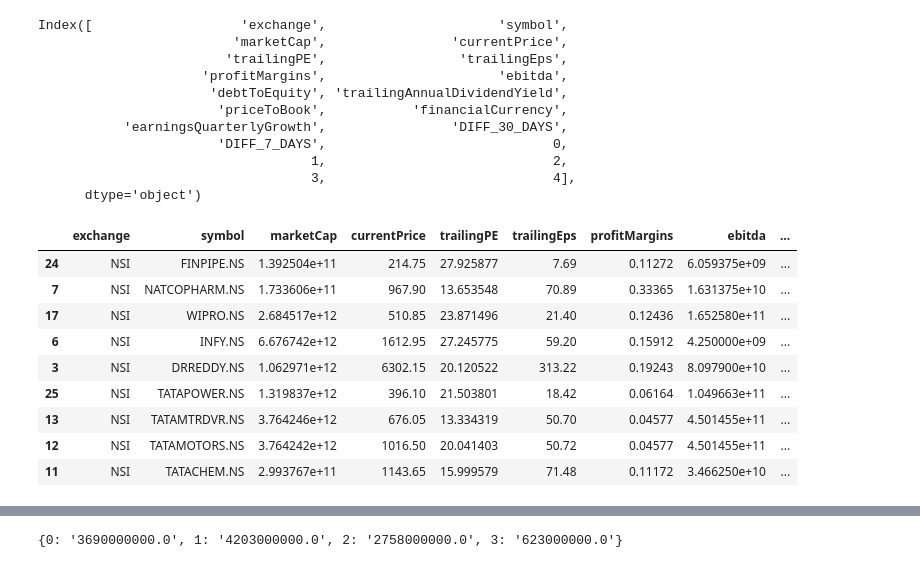
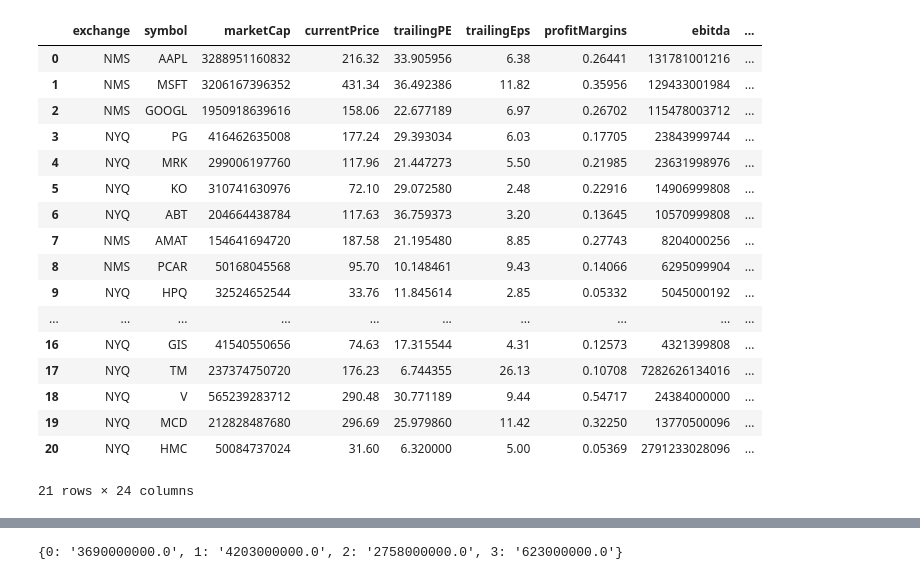
Before and after one commit to illliyas/Machine-Learning, a Jupyter notebook: us_stocks.ipynb, the cells around one changed output, grey strips where cells are left out. Drawn from its saved outputs; the diff is of its cells as text; code cells hidden in the pictures.

```diff
--- a/us_stocks.ipynb
+++ b/us_stocks.ipynb
@@ -39,3 +11,23 @@ stocks=['ARE&M.NS',
+# %%
+stocks=['AAPL','MSFT','GOOGL',
+'PG',
+'MRK',
+'KO',
+'ABT',
+'AMAT',
+'PCAR',
+'HPQ',
+'ON',
+'LLY',
+'HON',
+'TEL',
+'KHC',
+'SKX',
+'GIS',
+'TM',
+'V',
+'MCD',
+'HMC']
 # %%
 cols = ['exchange','symbol','marketCap','currentPrice','trailingPE','trailingEps','profitMargins','ebitda',
 'debtToEquity',
@@ -43,17 +35,19 @@ cols = ['exchange','symbol','marketCap','currentPrice','trailingPE','trailingEps
 'profitMargins',
 'priceToBook',
 'financialCurrency',
-'earningsQuarterlyGrowth']
+'earningsQuarterlyGrowth'
+]
 stocks_list=[]
 for s in stocks:
   print(s)
   dic={}
   stock = yf.Ticker(s)
+  stock_info = stock.get_info()
   for c in cols:
     try:
-      dic[c]=stock.info[c]
+      dic[c]=stock_info[c]
     except:
-      dic[c]=None
+      None
   try:
     hist = stock.history(period="1mo")
     hist = hist.sort_index(ascending=False)
@@ -84,2 +78,7 @@ TATAPOWER.NS
 # %%
 df = pd.DataFrame(stocks_list)
+# %%
+df[[0, 1,2,3,4]] = df[[0, 1,2,3,4]].apply(pd.to_numeric)
+# %%
+df['Q_PRE_Y_Q_VAR'] = (df[0]-df[4])/df[4]
+df['Q_PRE_Q_VAR'] = (df[0]-df[1])/df[1]
@@ -86,27 +95,21 @@ df = pd.DataFrame(stocks_list)
 # %%
-df.columns
+df
 # %% [output]
+|  | exchange | symbol | marketCap | currentPrice | trailingPE | trailingEps | profitMargins | ebitda | ... |
+| 0 | NMS | AAPL | 3288951160832 | 216.32 | 33.905956 | 6.38 | 0.26441 | 131781001216 | ... |
+| 1 | NMS | MSFT | 3206167396352 | 431.34 | 36.492386 | 11.82 | 0.35956 | 129433001984 | ... |
+| 2 | NMS | GOOGL | 1950918639616 | 158.06 | 22.677189 | 6.97 | 0.26702 | 115478003712 | ... |
+| 3 | NYQ | PG | 416462635008 | 177.24 | 29.393034 | 6.03 | 0.17705 | 23843999744 | ... |
+| 4 | NYQ | MRK | 299006197760 | 117.96 | 21.447273 | 5.50 | 0.21985 | 23631998976 | ... |
+| 5 | NYQ | KO | 310741630976 | 72.10 | 29.072580 | 2.48 | 0.22916 | 14906999808 | ... |
+| 6 | NYQ | ABT | 204664438784 | 117.63 | 36.759373 | 3.20 | 0.13645 | 10570999808 | ... |
+| 7 | NMS | AMAT | 154641694720 | 187.58 | 21.195480 | 8.85 | 0.27743 | 8204000256 | ... |
+| 8 | NMS | PCAR | 50168045568 | 95.70 | 10.148461 | 9.43 | 0.14066 | 6295099904 | ... |
+| 9 | NYQ | HPQ | 32524652544 | 33.76 | 11.845614 | 2.85 | 0.05332 | 5045000192 | ... |
+| ... | ... | ... | ... | ... | ... | ... | ... | ... | ... |
+| 16 | NYQ | GIS | 41540550656 | 74.63 | 17.315544 | 4.31 | 0.12573 | 4321399808 | ... |
+| 17 | NYQ | TM | 237374750720 | 176.23 | 6.744355 | 26.13 | 0.10708 | 7282626134016 | ... |
+| 18 | NYQ | V | 565239283712 | 290.48 | 30.771189 | 9.44 | 0.54717 | 24384000000 | ... |
+| 19 | NYQ | MCD | 212828487680 | 296.69 | 25.979860 | 11.42 | 0.32250 | 13770500096 | ... |
+| 20 | NYQ | HMC | 50084737024 | 31.60 | 6.320000 | 5.00 | 0.05369 | 2791233028096 | ... |
-Index([                   'exchange',                      'symbol',
-                         'marketCap',                'currentPrice',
-                        'trailingPE',                 'trailingEps',
-                     'profitMargins',                      'ebitda',
-                      'debtToEquity', 'trailingAnnualDividendYield',
-                       'priceToBook',           'financialCurrency',
-           'earningsQuarterlyGrowth',                'DIFF_30_DAYS',
-                       'DIFF_7_DAYS',                             0,
-                                   1,                             2,
-                                   3,                             4],
-      dtype='object')
+21 rows × 24 columns
-# %%
-df[df['trailingPE']<=28].sort_values(by='DIFF_7_DAYS')
-# %% [output]
-|  | exchange | symbol | marketCap | currentPrice | trailingPE | trailingEps | profitMargins | ebitda | ... |
-| 24 | NSI | FINPIPE.NS | 1.392504e+11 | 214.75 | 27.925877 | 7.69 | 0.11272 | 6.059375e+09 | ... |
-| 7 | NSI | NATCOPHARM.NS | 1.733606e+11 | 967.90 | 13.653548 | 70.89 | 0.33365 | 1.631375e+10 | ... |
-| 17 | NSI | WIPRO.NS | 2.684517e+12 | 510.85 | 23.871496 | 21.40 | 0.12436 | 1.652580e+11 | ... |
-| 6 | NSI | INFY.NS | 6.676742e+12 | 1612.95 | 27.245775 | 59.20 | 0.15912 | 4.250000e+09 | ... |
-| 3 | NSI | DRREDDY.NS | 1.062971e+12 | 6302.15 | 20.120522 | 313.22 | 0.19243 | 8.097900e+10 | ... |
-| 25 | NSI | TATAPOWER.NS | 1.319837e+12 | 396.10 | 21.503801 | 18.42 | 0.06164 | 1.049663e+11 | ... |
-| 13 | NSI | TATAMTRDVR.NS | 3.764246e+12 | 676.05 | 13.334319 | 50.70 | 0.04577 | 4.501455e+11 | ... |
-| 12 | NSI | TATAMOTORS.NS | 3.764242e+12 | 1016.50 | 20.041403 | 50.72 | 0.04577 | 4.501455e+11 | ... |
-| 11 | NSI | TATACHEM.NS | 2.993767e+11 | 1143.65 | 15.999579 | 71.48 | 0.11172 | 3.466250e+10 | ... |
```
Also changed, not shown: parts of 11 cells of this notebook.
